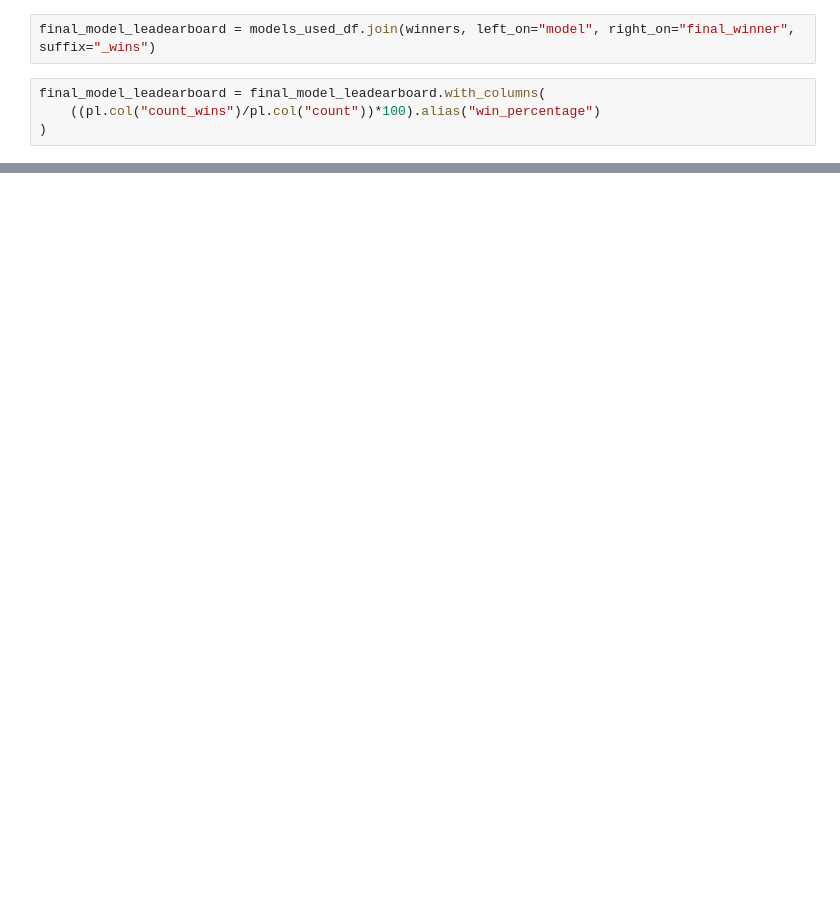
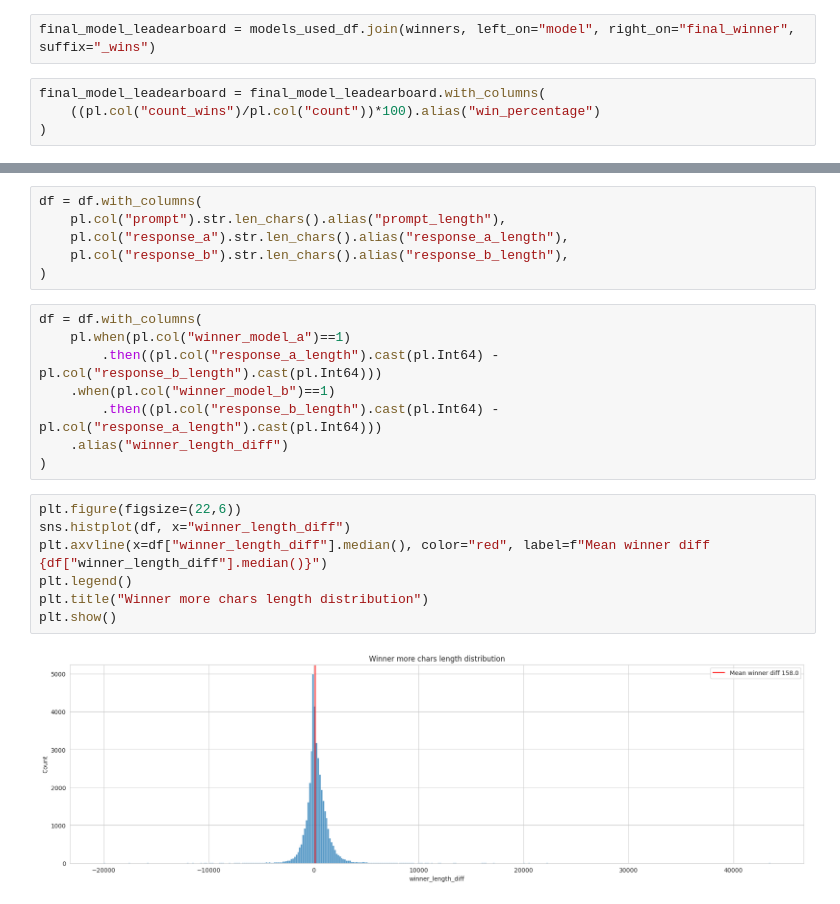
Before and after one commit to VasilisMpletsos/LLM_Preference_Arena_Kaggle, a Jupyter notebook: src/notebooks/1.Explore Dataset.ipynb, the cells around one changed output, grey strips where cells are left out. Saved outputs shown, nothing was run; the diff lists cells and outputs as text; blank space fills up the shorter version.

Commit message:
Exploration images

```diff
--- a/src/notebooks/1.Explore Dataset.ipynb
+++ b/src/notebooks/1.Explore Dataset.ipynb
@@ -120,0 +121,23 @@ Setting a gradient palette using color= is deprecated and will be removed in v0.
+# %%
+df = df.with_columns(
+    pl.col("prompt").str.len_chars().alias("prompt_length"),
+    pl.col("response_a").str.len_chars().alias("response_a_length"),
+    pl.col("response_b").str.len_chars().alias("response_b_length"),
+)
+# %%
+df = df.with_columns(
+    pl.when(pl.col("winner_model_a")==1)
+        .then((pl.col("response_a_length").cast(pl.Int64) - pl.col("response_b_length").cast(pl.Int64)))
+    .when(pl.col("winner_model_b")==1)
+        .then((pl.col("response_b_length").cast(pl.Int64) - pl.col("response_a_length").cast(pl.Int64)))
+    .alias("winner_length_diff")
+)
+# %%
+plt.figure(figsize=(22,6))
+sns.histplot(df, x="winner_length_diff")
+plt.axvline(x=df["winner_length_diff"].median(), color="red", label=f"Mean winner diff {df["winner_length_diff"].median()}")
+plt.legend()
+plt.title("Winner more chars length distribution")
+plt.show()
+# %% [output]
+[figure, added]
```
Also changed, not shown: parts of 9 cells of this notebook, 5 other files.
